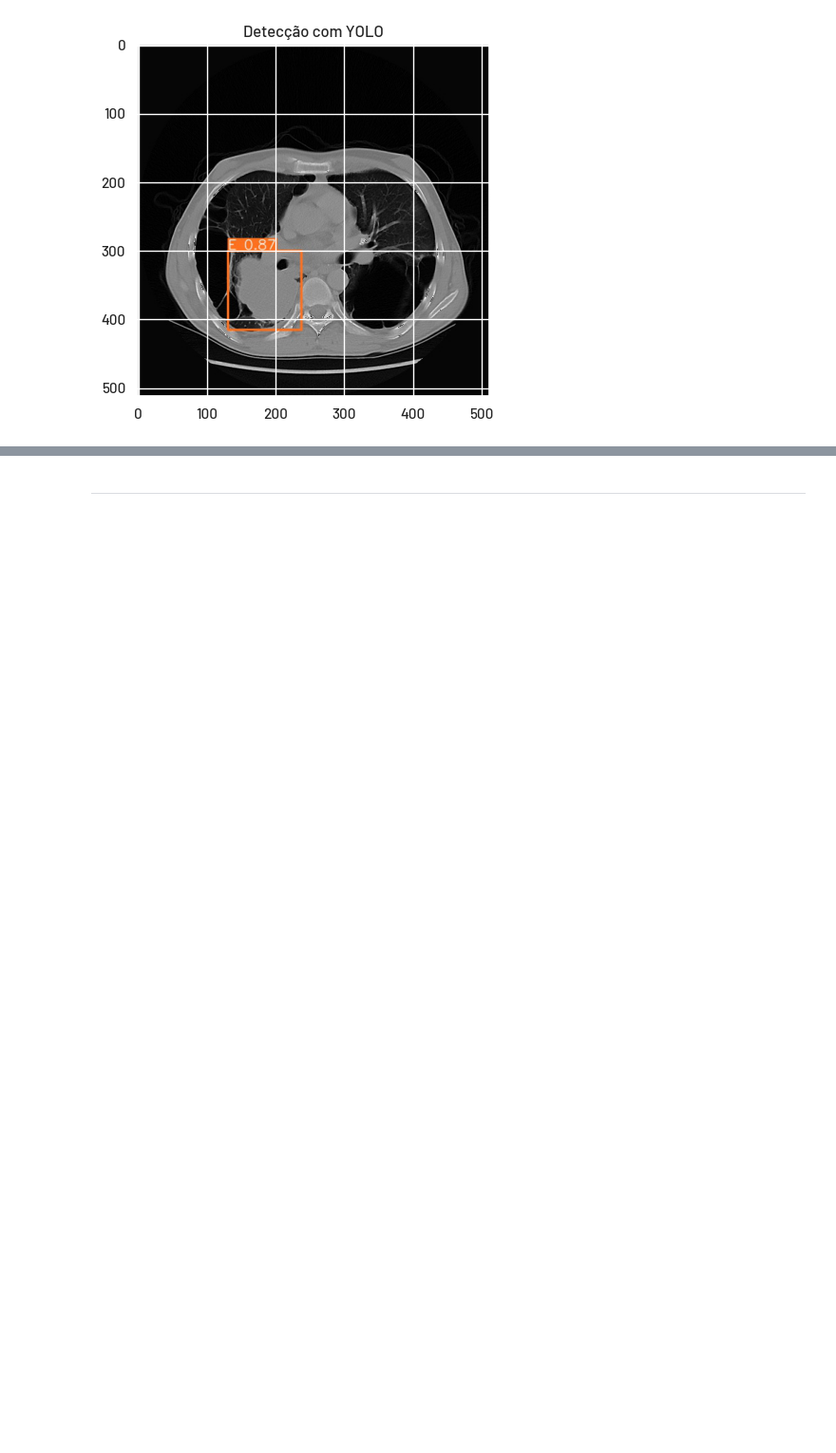
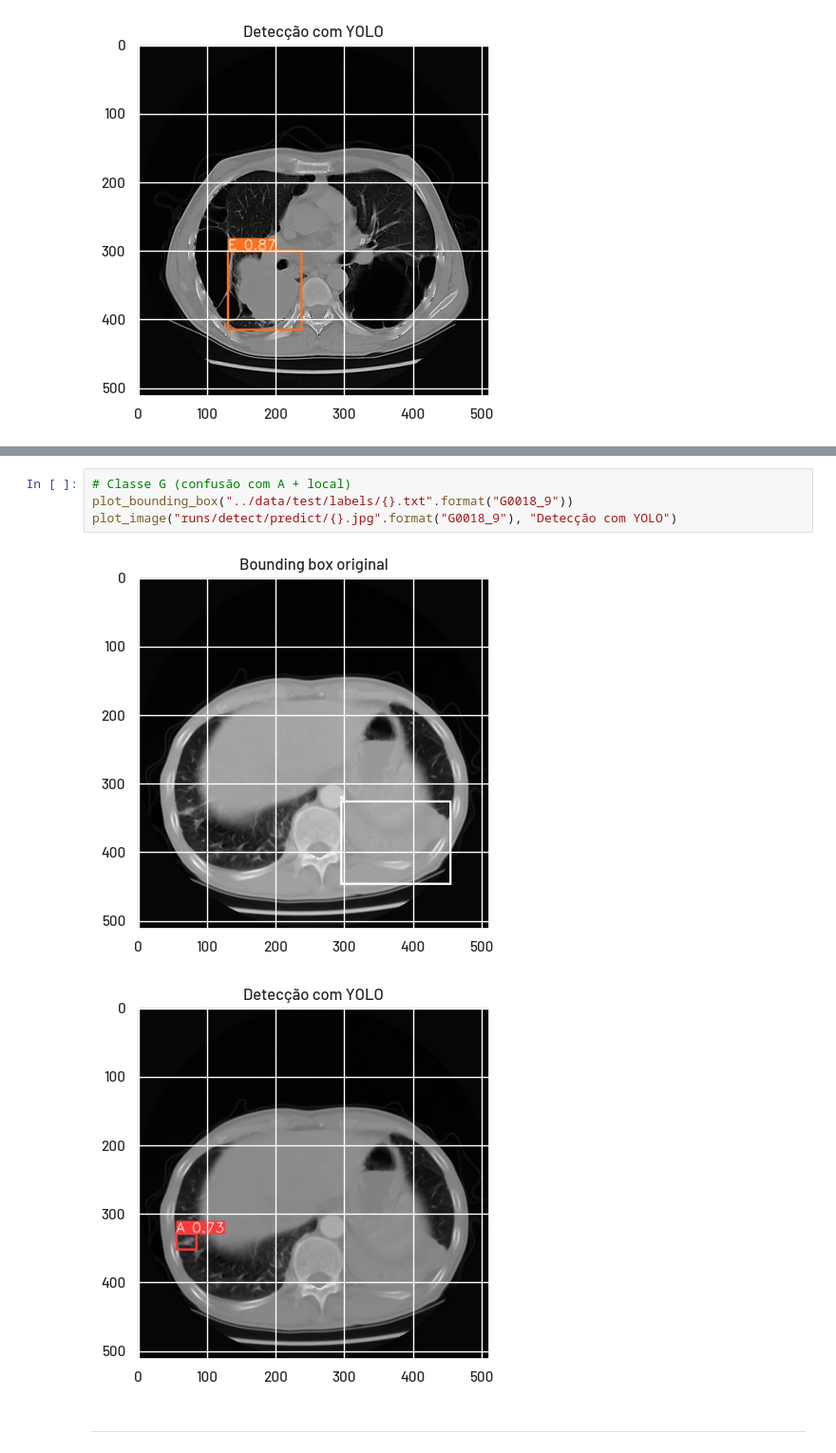
Before and after one commit to CerqueiraMatheus/lung-cancer, a Jupyter notebook: notebooks/yolo_detection.ipynb, the cells around one changed output, grey strips where cells are left out. Shown at 95% size. Cells and saved outputs as stored; diff of their text form; blank space fills up the shorter version.

```diff
--- a/notebooks/yolo_detection.ipynb
+++ b/notebooks/yolo_detection.ipynb
@@ -270,3 +286,10 @@ plot_image("runs/detect/predict/{}.jpg".format(image), "Detecção com YOLO")
+# %%
+# Classe G (confusão com A + local)
+plot_bounding_box("../data/test/labels/{}.txt".format("G0018_9"))
+plot_image("runs/detect/predict/{}.jpg".format("G0018_9"), "Detecção com YOLO")
+# %% [output]
+[figure, added]
+[figure, added]
 # %% [markdown]
 ---
 # %% [markdown]
```
Also changed, not shown: parts of 4 cells of this notebook.
